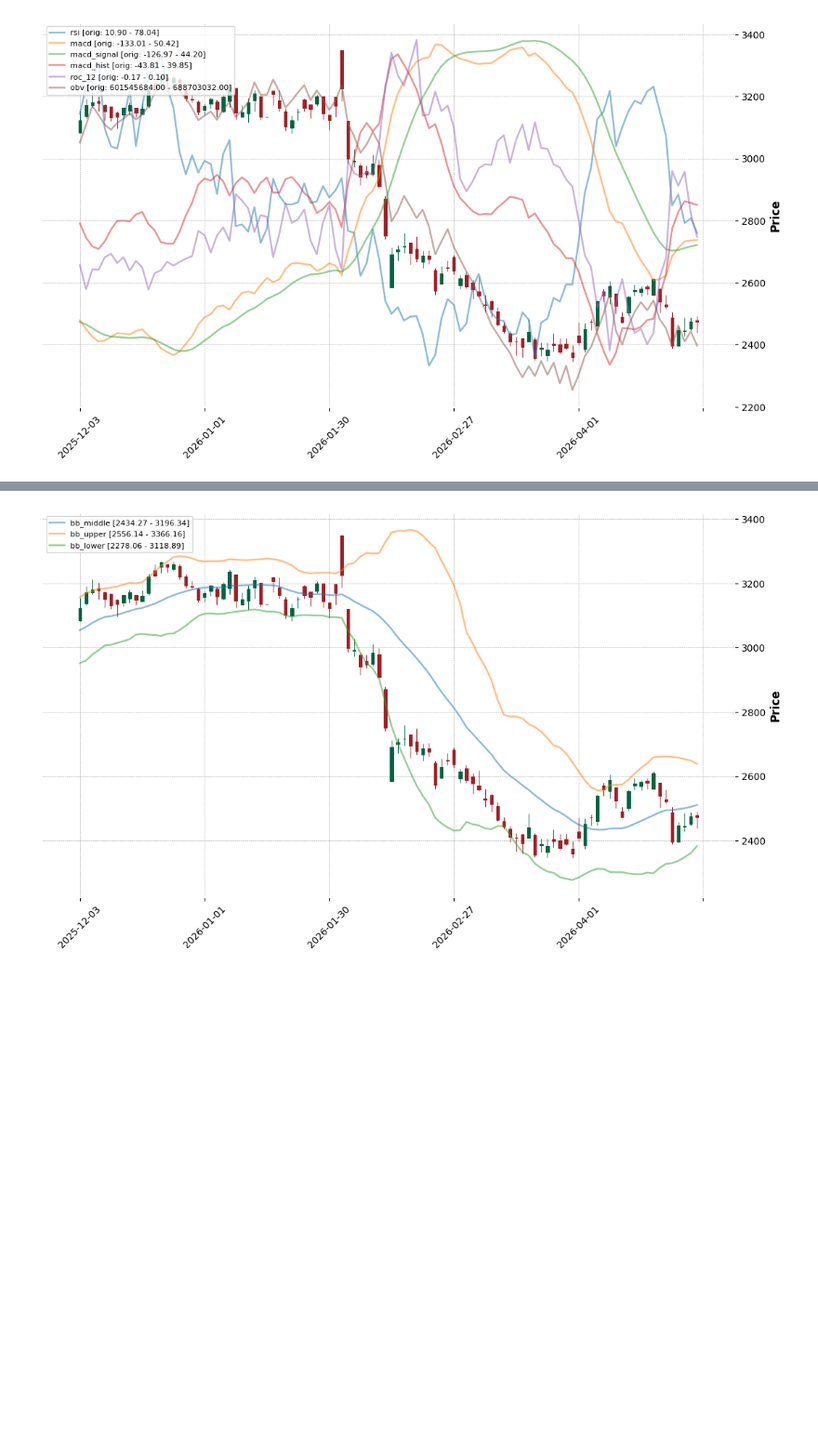
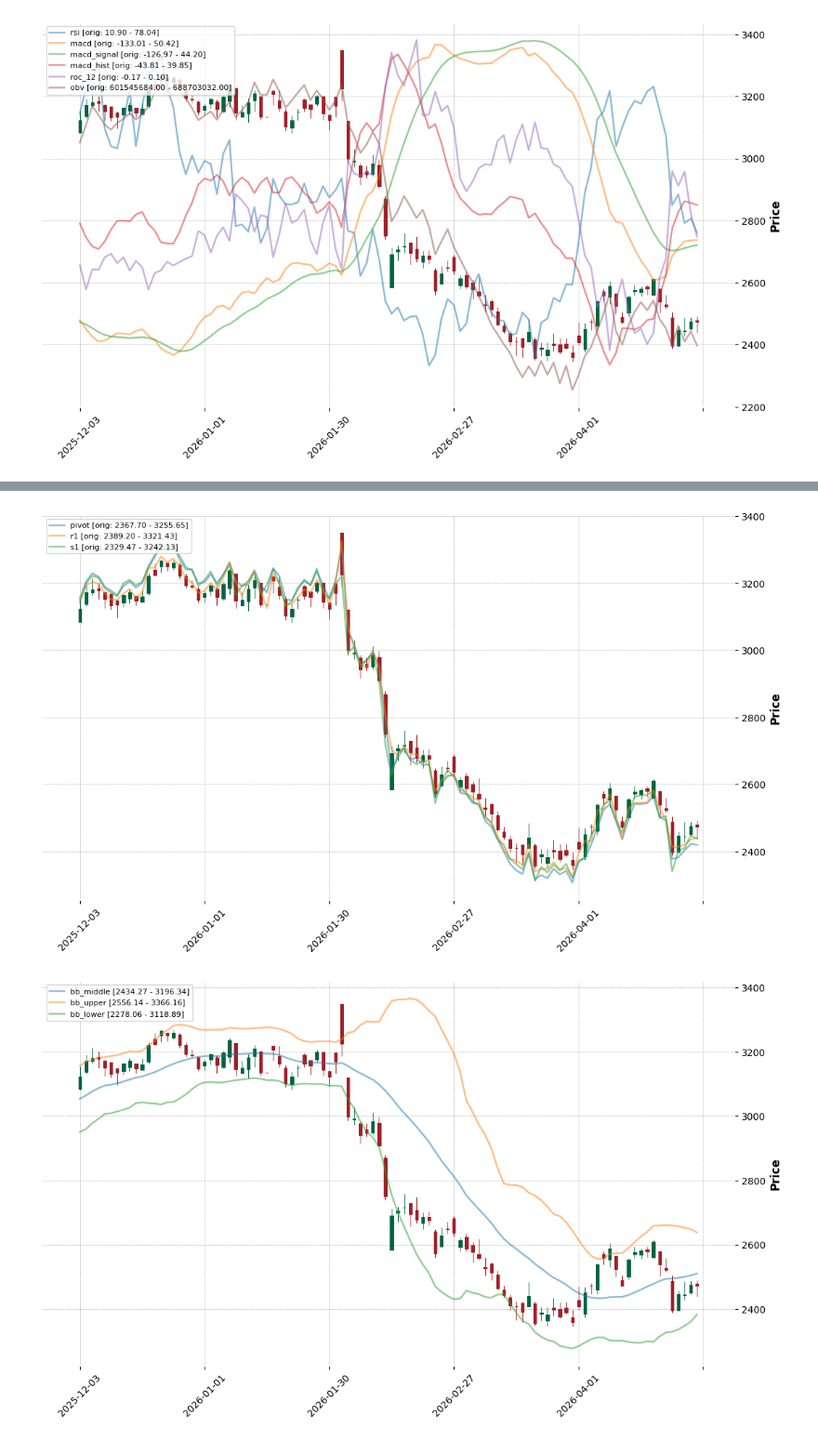
Before and after one commit to iamtatha/BruteQuantLabs, a Jupyter notebook: analysis_scripts/indicators.ipynb, the cells around one changed output, grey strips where cells are left out. Shown at 93% size. Cells and saved outputs as stored; diff of their text form; code cells hidden in the pictures; blank space fills up the shorter version.

```diff
--- a/analysis_scripts/indicators.ipynb
+++ b/analysis_scripts/indicators.ipynb
@@ -240,3 +247,8 @@ fig = local_plot_with_indicators(tmp_df, indicators)
+# %%
+indicators = ["pivot", "r1", "s1"]
+fig = local_plot_with_indicators(tmp_df, indicators)
+# %% [output]
+[figure, added]
 # %%
 indicators = ["bb_middle", "bb_upper", "bb_lower"]
 fig = local_plot_with_indicators(tmp_df, indicators)
```
Also changed, not shown: parts of 14 cells of this notebook, 23 other files.
